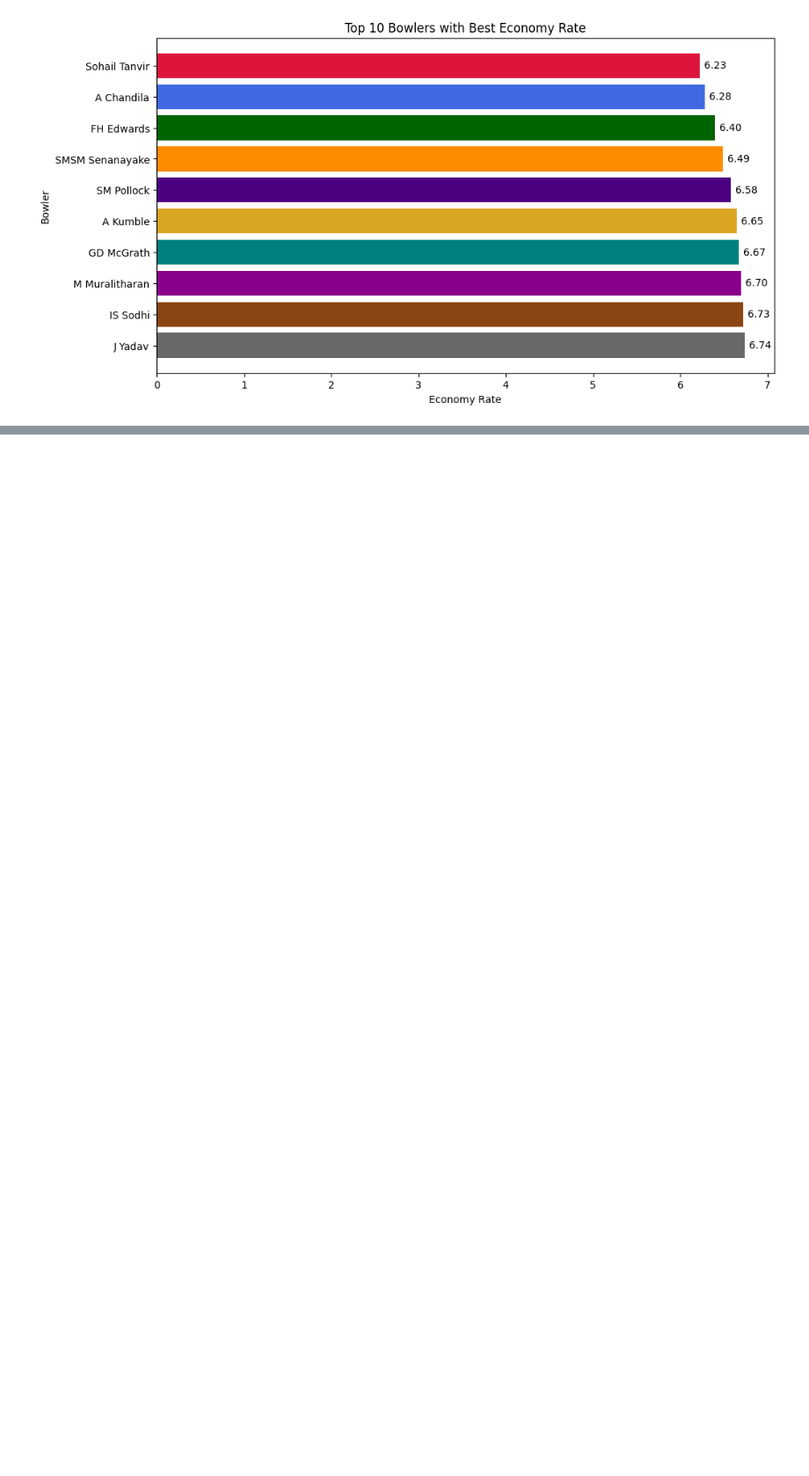
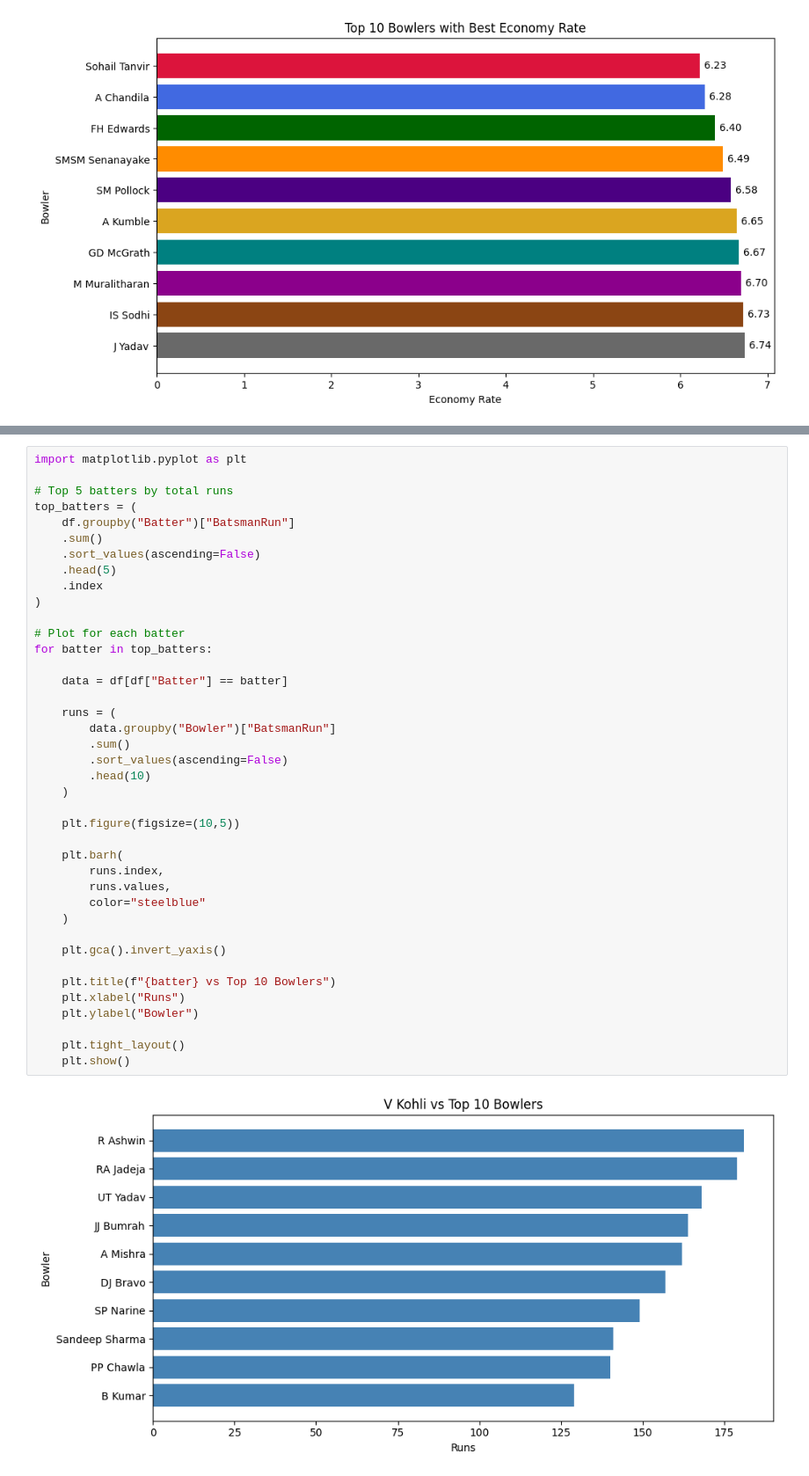
Before and after one commit to samifahim07/Smart-Cricket-Analytics-Ball-by-Ball-Event-Prediction-using-Machine-Learning, a Jupyter notebook: smart_analysis.ipynb, the cells around one changed output, grey strips where cells are left out. Shown at 88% size. Drawn from its saved outputs; the diff is of its cells as text; blank space fills up the shorter version.

```diff
--- a/smart_analysis.ipynb
+++ b/smart_analysis.ipynb
@@ -490,0 +520,42 @@ plt.show()
+# %%
+import matplotlib.pyplot as plt
+
+# Top 5 batters by total runs
+top_batters = (
+    df.groupby("Batter")["BatsmanRun"]
+    .sum()
+    .sort_values(ascending=False)
+    .head(5)
+    .index
+)
+
+# Plot for each batter
+for batter in top_batters:
+
+    data = df[df["Batter"] == batter]
+
+    runs = (
+        data.groupby("Bowler")["BatsmanRun"]
+        .sum()
+        .sort_values(ascending=False)
+        .head(10)
+    )
+
+    plt.figure(figsize=(10,5))
+
+    plt.barh(
+        runs.index,
+        runs.values,
+        color="steelblue"
+    )
+
+    plt.gca().invert_yaxis()
+
+    plt.title(f"{batter} vs Top 10 Bowlers")
+    plt.xlabel("Runs")
+    plt.ylabel("Bowler")
+
+    plt.tight_layout()
+    plt.show()
+# %% [output]
+[figure, added]
```
Also changed, not shown: parts of 3 cells of this notebook.
